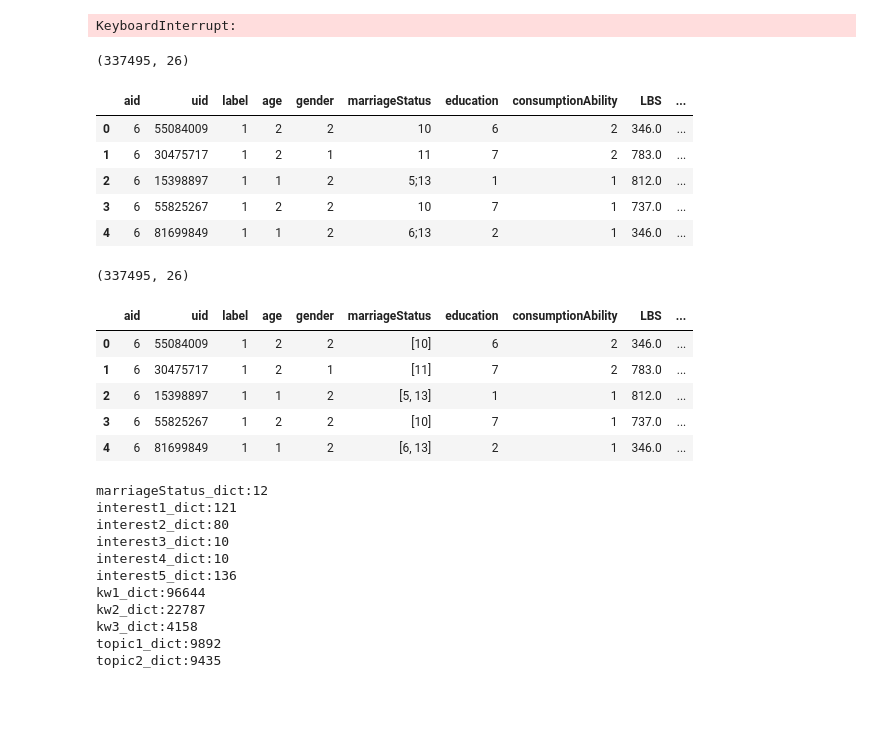
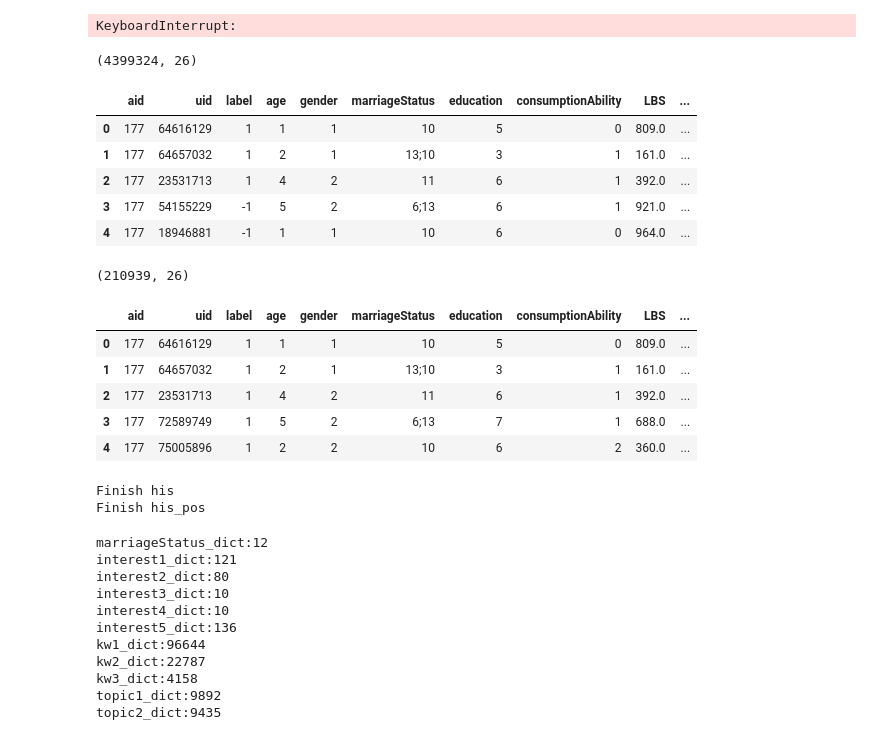
Before and after one commit to abcdddxy/kaggle, a Jupyter notebook: Tecent18/EDA.ipynb, the cells around one changed output. Saved outputs shown, nothing was run; the diff lists cells and outputs as text; code cells hidden in the pictures; blank space fills up the shorter version.

```diff
--- a/Tecent18/EDA.ipynb
+++ b/Tecent18/EDA.ipynb
@@ -173,21 +172,24 @@ his.shape[0] / tr.shape[0]
 # %%
 # StratifiedKFold
-skf = StratifiedKFold(n_splits=5, random_state=201803)
+skf = StratifiedKFold(n_splits=10, random_state=201803)
 
 his_aid = pd.DataFrame()
 tr_aid = pd.DataFrame()
+train['kflod'] = 0
 
-for i in ad.aid:
+for i in tqdm(train.aid.unique()):
     tmp = train[train.aid == i]
-    for his_idx, tr_idx in skf.split(tmp, tmp.label):
-        tmp_his = tmp.iloc[his_idx]
+    for j, (his_idx, tr_idx) in enumerate(skf.split(tmp, tmp.label)):
+#         tmp_his = tmp.iloc[his_idx]
+#         tmp_his['kflod'] = j
         tmp_tr = tmp.iloc[tr_idx]
-        break
-    his_aid = pd.concat([his_aid, tmp_his])
-    tr_aid = pd.concat([tr_aid, tmp_tr])
+        tmp_tr['kflod'] = j
+#         break
+#     his_aid = pd.concat([his_aid, tmp_his])
+        tr_aid = pd.concat([tr_aid, tmp_tr])
 
-his_aid.shape[0] + tr_aid.shape[0]
-his_aid.shape[0] / tr_aid.shape[0]
+# his_aid.shape[0] + tr_aid.shape[0]
+# his_aid.shape[0] / tr_aid.shape[0]
 
 # his_pid = pd.DataFrame()
 # tr_pid = pd.DataFrame()
@@ -220,39 +239,37 @@ KeyboardInterrupt:
 # %%
 his = his_aid
 his_pos = his[his.label == 1]
 
-# his = his.merge(user, on=['uid'], how='left')
+his = his.merge(user, on=['uid'], how='left')
 his_pos = his_pos.merge(user, on=['uid'], how='left')
 
-# his.shape
-# his.head()
+his.shape
+his.head()
 his_pos.shape
 his_pos.head()
 # %% [output]
-(337495, 26)
+(4399324, 26)
 |  | aid | uid | label | age | gender | marriageStatus | education | consumptionAbility | LBS | ... |
-| 0 | 6 | 55084009 | 1 | 2 | 2 | 10 | 6 | 2 | 346.0 | ... |
-| 1 | 6 | 30475717 | 1 | 2 | 1 | 11 | 7 | 2 | 783.0 | ... |
-| 2 | 6 | 15398897 | 1 | 1 | 2 | 5;13 | 1 | 1 | 812.0 | ... |
-| 3 | 6 | 55825267 | 1 | 2 | 2 | 10 | 7 | 1 | 737.0 | ... |
-| 4 | 6 | 81699849 | 1 | 1 | 2 | 6;13 | 2 | 1 | 346.0 | ... |
+| 0 | 177 | 64616129 | 1 | 1 | 1 | 10 | 5 | 0 | 809.0 | ... |
+| 1 | 177 | 64657032 | 1 | 2 | 1 | 13;10 | 3 | 1 | 161.0 | ... |
+| 2 | 177 | 23531713 | 1 | 4 | 2 | 11 | 6 | 1 | 392.0 | ... |
+| 3 | 177 | 54155229 | -1 | 5 | 2 | 6;13 | 6 | 1 | 921.0 | ... |
+| 4 | 177 | 18946881 | -1 | 1 | 1 | 10 | 6 | 0 | 964.0 | ... |
+(210939, 26)
+|  | aid | uid | label | age | gender | marriageStatus | education | consumptionAbility | LBS | ... |
+| 0 | 177 | 64616129 | 1 | 1 | 1 | 10 | 5 | 0 | 809.0 | ... |
+| 1 | 177 | 64657032 | 1 | 2 | 1 | 13;10 | 3 | 1 | 161.0 | ... |
+| 2 | 177 | 23531713 | 1 | 4 | 2 | 11 | 6 | 1 | 392.0 | ... |
+| 3 | 177 | 72589749 | 1 | 5 | 2 | 6;13 | 7 | 1 | 688.0 | ... |
+| 4 | 177 | 75005896 | 1 | 2 | 2 | 10 | 6 | 2 | 360.0 | ... |
 # %%
-# for i in tqdm(split_col):
-#     his[i] = his[i].apply(spl_col)
+for i in split_col:
+    his[i] = his[i].apply(spl_col)
+print('Finish his')
 
-# his.shape
-# his.head()
-
-for i in tqdm(split_col):
+for i in split_col:
     his_pos[i] = his_pos[i].apply(spl_col)
-
-his_pos.shape
-his_pos.head()
+print('Finish his_pos')
 # %% [output]
-(337495, 26)
+Finish his
+Finish his_pos
-|  | aid | uid | label | age | gender | marriageStatus | education | consumptionAbility | LBS | ... |
-| 0 | 6 | 55084009 | 1 | 2 | 2 | [10] | 6 | 2 | 346.0 | ... |
-| 1 | 6 | 30475717 | 1 | 2 | 1 | [11] | 7 | 2 | 783.0 | ... |
-| 2 | 6 | 15398897 | 1 | 1 | 2 | [5, 13] | 1 | 1 | 812.0 | ... |
-| 3 | 6 | 55825267 | 1 | 2 | 2 | [10] | 7 | 1 | 737.0 | ... |
-| 4 | 6 | 81699849 | 1 | 1 | 2 | [6, 13] | 2 | 1 | 346.0 | ... |
```
Also changed, not shown: parts of 11 cells of this notebook, 14 other files.
